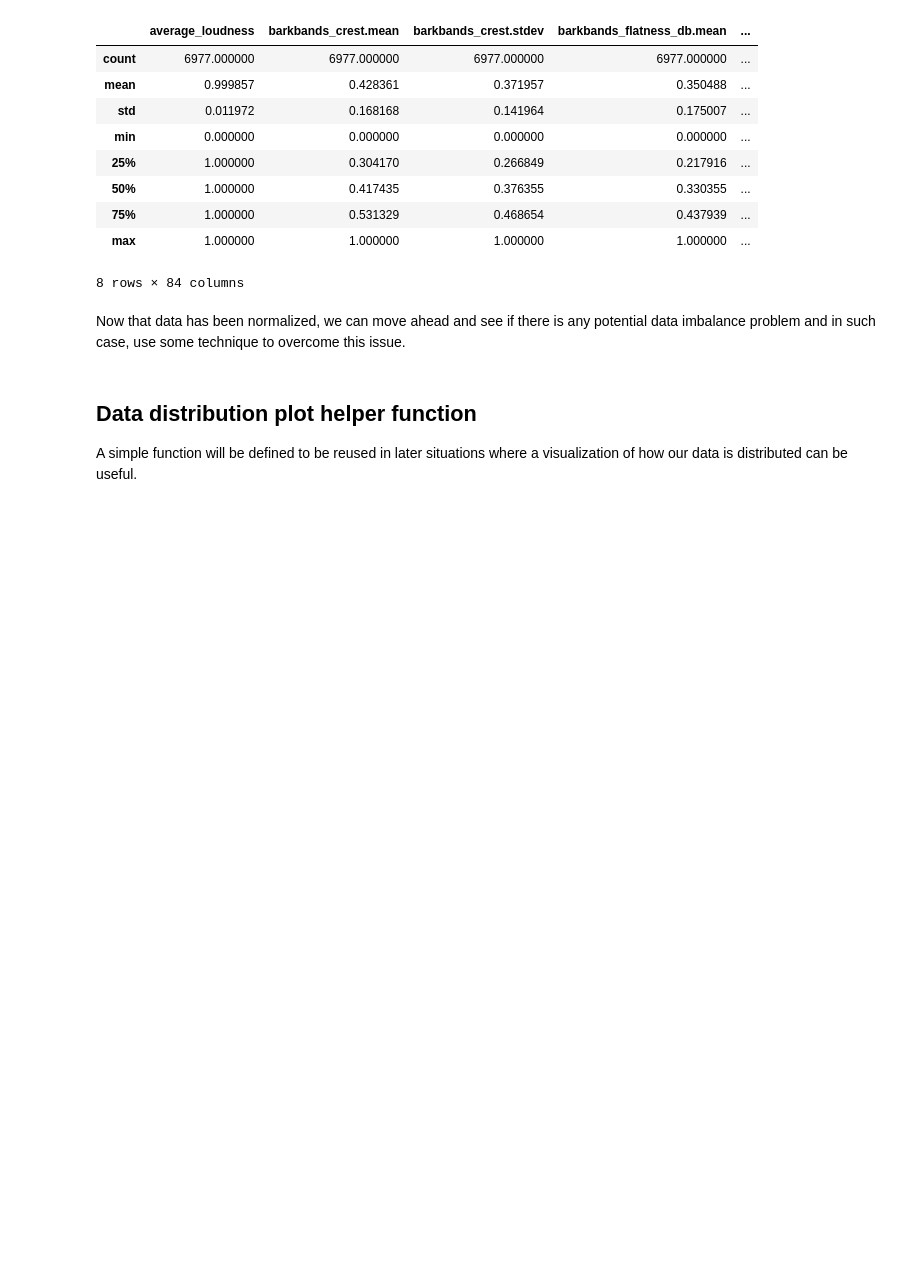
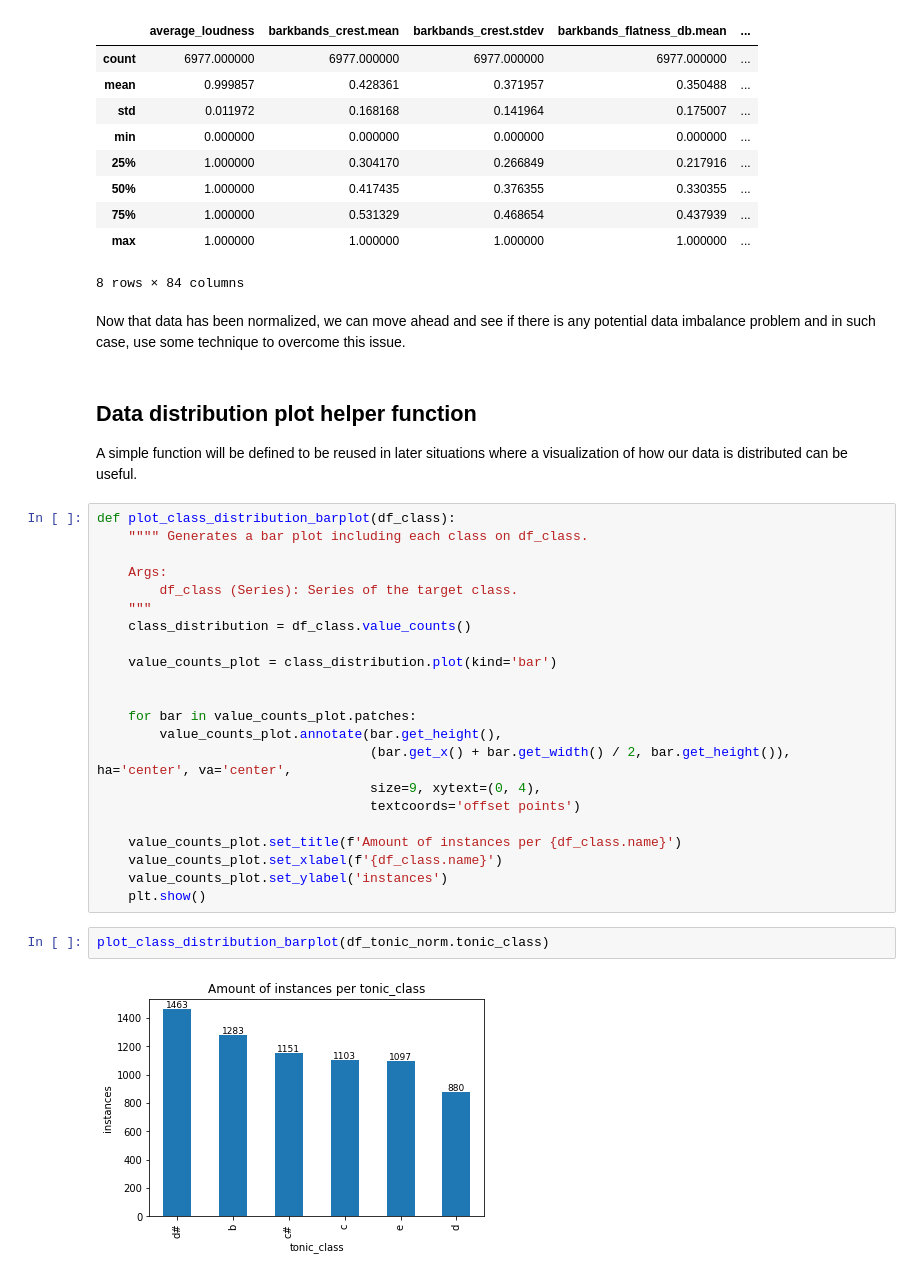
Before and after one commit to eagomez2/mir_basics, a Jupyter notebook: eagomez_assignment01_exemplary_mir_workflow.ipynb, the cells around one changed output. Saved outputs shown, nothing was run; the diff lists cells and outputs as text; blank space fills up the shorter version.

```diff
--- a/eagomez_assignment01_exemplary_mir_workflow.ipynb
+++ b/eagomez_assignment01_exemplary_mir_workflow.ipynb
@@ -474,3 +488,29 @@ Now that data has been normalized, we can move ahead and see if there is any pot
 # %% [markdown]
 ## Data distribution plot helper function
 A simple function will be defined to be reused in later situations where a visualization of how our data is distributed can be useful.
+# %%
+def plot_class_distribution_barplot(df_class):
+    """" Generates a bar plot including each class on df_class.
+
+    Args:
+        df_class (Series): Series of the target class.
+    """
+    class_distribution = df_class.value_counts()
+
+    value_counts_plot = class_distribution.plot(kind='bar')
+
+
+    for bar in value_counts_plot.patches:
+        value_counts_plot.annotate(bar.get_height(),
+                                   (bar.get_x() + bar.get_width() / 2, bar.get_height()), ha='center', va='center',
+                                   size=9, xytext=(0, 4),
+                                   textcoords='offset points')
+
+    value_counts_plot.set_title(f'Amount of instances per {df_class.name}')
+    value_counts_plot.set_xlabel(f'{df_class.name}')
+    value_counts_plot.set_ylabel('instances')
+    plt.show()
+# %%
+plot_class_distribution_barplot(df_tonic_norm.tonic_class)
+# %% [output]
+[figure, added]
```
Also changed, not shown: parts of 13 cells of this notebook.
